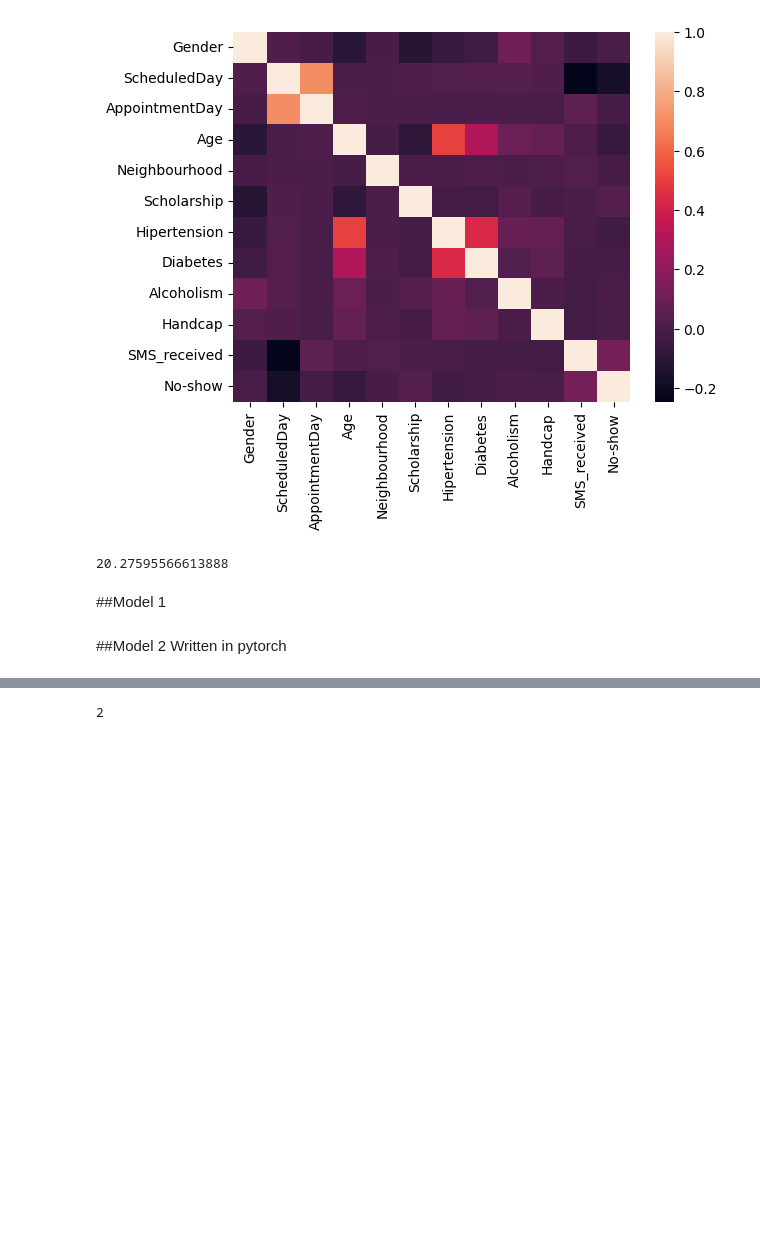
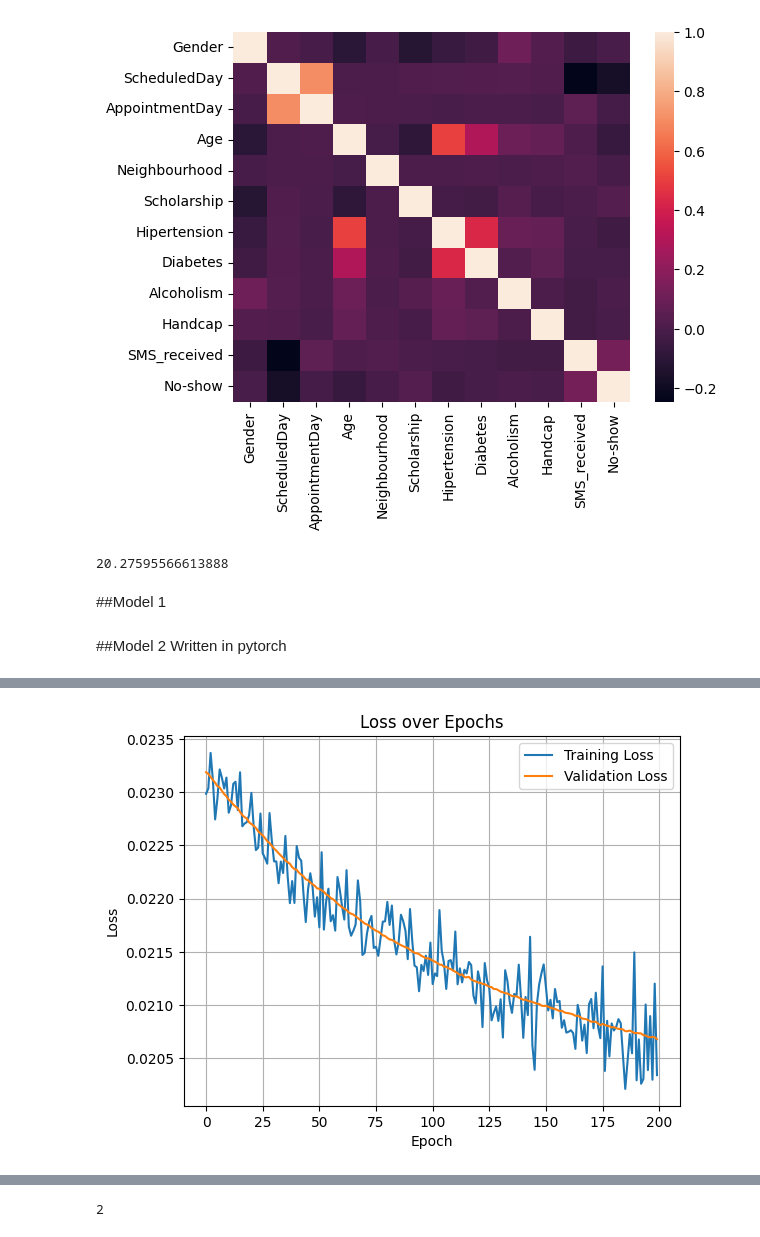
Before and after one commit to Wvidit/24035066-CSOC-IG, a Jupyter notebook: Vanilla-Neural-Network/model.ipynb, the cells around one changed output, grey strips where cells are left out. Saved outputs shown, nothing was run; the diff lists cells and outputs as text; code cells hidden in the pictures; blank space fills up the shorter version.

```diff
--- a/Vanilla-Neural-Network/model.ipynb
+++ b/Vanilla-Neural-Network/model.ipynb
@@ -199,6 +199,9 @@ percent_positives = (Y_train.sum().item() / Y_train.numel()) * 100
 print(percent_positives)
 dataset = TensorDataset(X_train, Y_train)
 dataset = DataLoader(dataset, batch_size=32, shuffle=True)
+
+dataset_cv = TensorDataset(X_test, Y_test)
+dataset_cv = DataLoader(dataset_cv, batch_size=1024, shuffle=True)
 # %% [output]
 20.27595566613888
 # %% [markdown]
@@ -238,26 +241,34 @@ device = torch.device("cuda")
 model = ffnn()
 model = model.to(device)
 
-loss = nn.CrossEntropyLoss()
+class_weights = torch.tensor([.2, .8])
+loss = nn.CrossEntropyLoss(weight=class_weights).to(device)
 
 
-def train(model, loss_function, x, epochs):
+def train(model, loss_function, dataset, dataset_cv, epochs):
    loss_history = []
+   loss_history_cv = []
    model.train()
-   optimizer = optim.Adam(model.parameters(), 1e-12)
+   optimizer = optim.Adam(model.parameters(), 1e-4)
 
    for epoch in range(epochs):
     total_loss = 0
+    total_loss_cv = 0
     correct_prediction = 0
     total_prediction = 0
-    for x, y in dataset:
+    for (x,y),(x_cv,y_cv) in zip(dataset, dataset_cv):
 
       x = x.clone().detach().to(device)
+      x_cv = x_cv.clone().detach().to(device)
       y = y.clone().detach().to(device)
+      y_cv = y_cv.clone().detach().to(device)
 
       logits = model(x)
+      logits_cv = model(x_cv)
       loss = loss_function(logits, y)
-      total_loss += loss.item()*x.size(0) #frogot to scale'em up
+      loss_cv = loss_function(logits_cv, y_cv)
+      total_loss += loss.item() #forgot to scale'em up
+      total_loss_cv += loss_cv.item()
 
       optimizer.zero_grad()
       loss.backward()
@@ -268,13 +279,17 @@ def train(model, loss_function, x, epochs):
       total_prediction += y_hat.shape[0]
 
     epoch_loss = total_loss / total_prediction
+    epoch_loss_cv = total_loss_cv / total_prediction
     loss_history.append(epoch_loss)
+    loss_history_cv.append(epoch_loss_cv)
     epoch_acc = correct_prediction / total_prediction
-    print(f"Epoch: {epoch+1}, Loss: {epoch_loss}, Accuracy: {epoch_acc}")
-   return loss_history
+    print(f"Epoch: {epoch+1}, Loss: {epoch_loss}")
+   return loss_history, loss_history_cv
 # %%
-loss_his = train(model, loss, X, 50)
+
+loss_his, loss_his_cv= train(model, loss, dataset, dataset_cv, 200)
 plt.plot(loss_his, label="Training Loss")
+plt.plot(loss_his_cv, label="Validation Loss")
 plt.xlabel("Epoch")
 plt.ylabel("Loss")
 plt.title("Loss over Epochs")
@@ -303,3 +318,4 @@ Epoch: 24, Loss: 0.731342562591563, Accuracy: 0.6388260574530649
+[figure, added]
 # %%
 metrices(model, X_test, Y_test) #Looking for f1 in b/w 0.5-0.6 and PR AUC b/w 0.5-0.6
 # %% [output]
```
Also changed, not shown: parts of 3 cells of this notebook.
